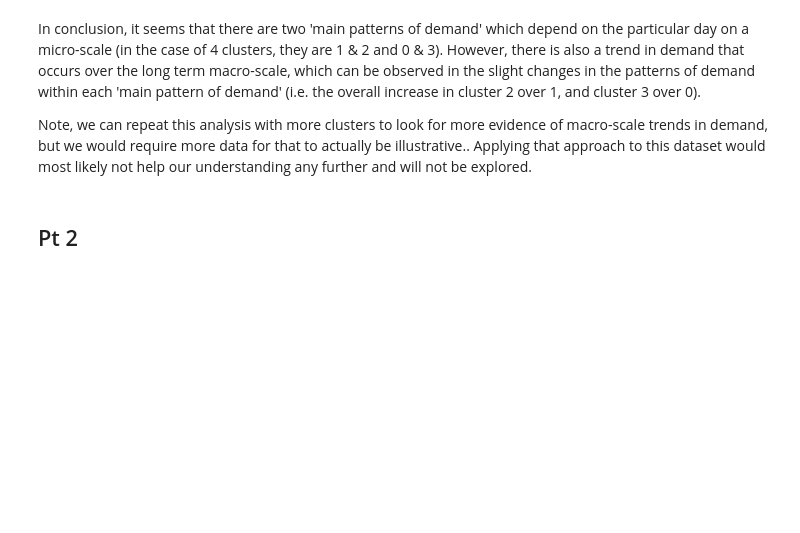
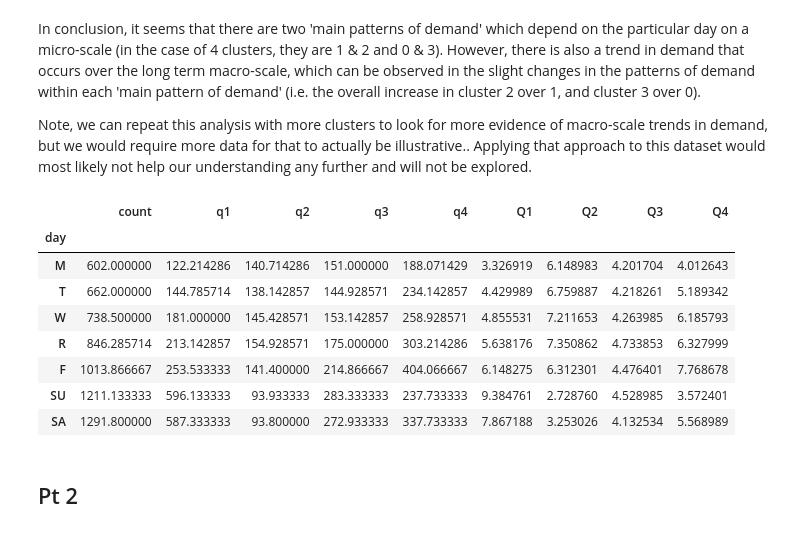
Before and after one commit to pandrewg/Mini-Projects, a Jupyter notebook: ultimate challenge/solution1.ipynb, the cells around one changed output. Cells and saved outputs as stored; diff of their text form; code cells hidden in the pictures; blank space fills up the shorter version.

```diff
--- a/ultimate challenge/solution1.ipynb
+++ b/ultimate challenge/solution1.ipynb
@@ -483,3 +490,22 @@ Note, we can repeat this analysis with more clusters to look for more evidence o
+# %%
+# q - average count
+# Q - standard deviation of the count
+# what's being return below, however, is the mean of these quantties ^ over the data set
+
+# interesting: there is a steady increase in average count as the days progress from Mon to Sat
+# Sun is a bit of an anomaly. makes sense -- people are less active/are preparing for the start of the next week
+
+daily_counts.groupby('day').mean()[['count','q1','q2','q3','q4','Q1','Q2','Q3','Q4']].sort_values('count')
+# %% [output]
+|  | count | q1 | q2 | q3 | q4 | Q1 | Q2 | Q3 | Q4 |
+| day |  |  |  |  |  |  |  |  |  |
+| M | 602.000000 | 122.214286 | 140.714286 | 151.000000 | 188.071429 | 3.326919 | 6.148983 | 4.201704 | 4.012643 |
+| T | 662.000000 | 144.785714 | 138.142857 | 144.928571 | 234.142857 | 4.429989 | 6.759887 | 4.218261 | 5.189342 |
+| W | 738.500000 | 181.000000 | 145.428571 | 153.142857 | 258.928571 | 4.855531 | 7.211653 | 4.263985 | 6.185793 |
+| R | 846.285714 | 213.142857 | 154.928571 | 175.000000 | 303.214286 | 5.638176 | 7.350862 | 4.733853 | 6.327999 |
+| F | 1013.866667 | 253.533333 | 141.400000 | 214.866667 | 404.066667 | 6.148275 | 6.312301 | 4.476401 | 7.768678 |
+| SU | 1211.133333 | 596.133333 | 93.933333 | 283.333333 | 237.733333 | 9.384761 | 2.728760 | 4.528985 | 3.572401 |
+| SA | 1291.800000 | 587.333333 | 93.800000 | 272.933333 | 337.733333 | 7.867188 | 3.253026 | 4.132534 | 5.568989 |
 # %% [markdown]
 ## Pt 2
 # %% [markdown]
```
Also changed, not shown: parts of 14 cells of this notebook.
